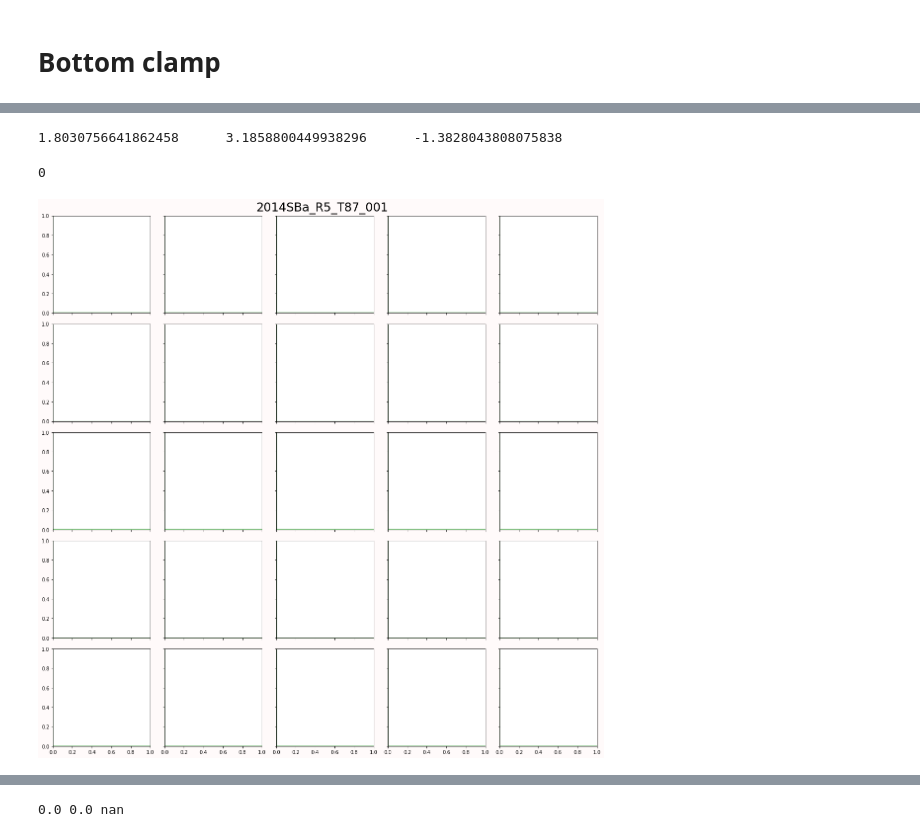
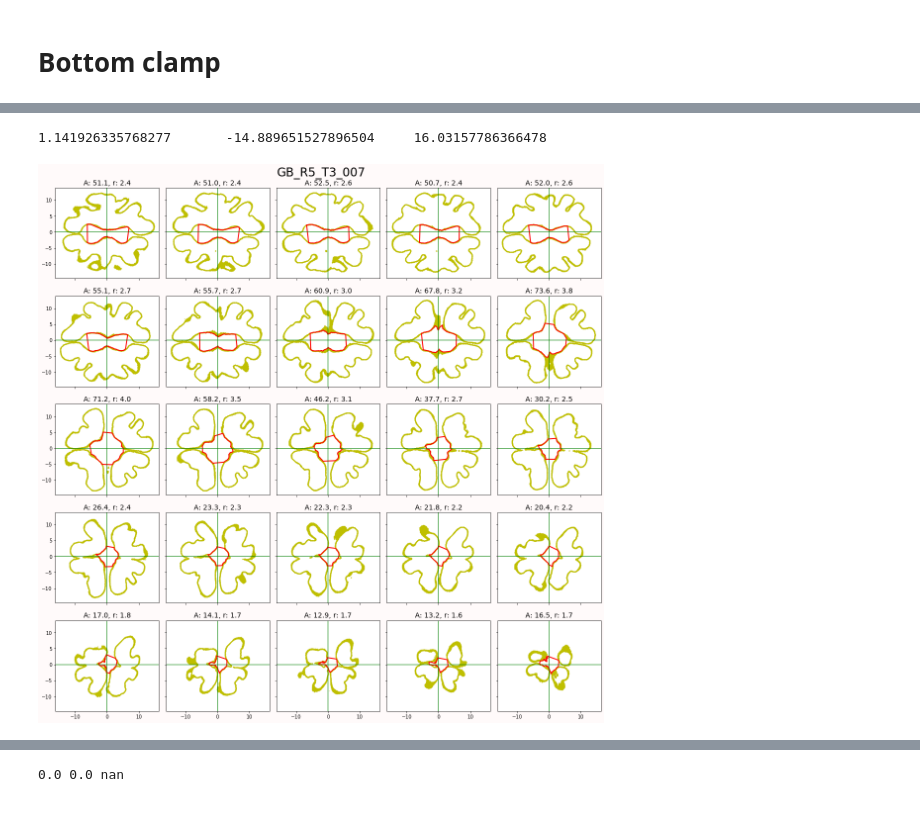
Before and after one commit to amezqui3/walnut_tda, a Jupyter notebook: jupyter/18_kernel_traditional-Copy2.ipynb, the cells around one changed output, grey strips where cells are left out. Saved outputs shown, nothing was run; the diff lists cells and outputs as text; code cells hidden in the pictures.

```diff
--- a/jupyter/18_kernel_traditional-Copy2.ipynb
+++ b/jupyter/18_kernel_traditional-Copy2.ipynb
@@ -40,11 +40,11 @@ mborder2 = ndimage.generate_binary_structure(2, 1).astype(int)
 mborder2[mborder2 == 1] = -1
 mborder2[1,1] = -np.sum(mborder2) - 1
 # %%
-idname = '2014SBa'
+idname = 'GB'
 
 rownum = 5
-treenum = 87
-nutnum = 1
+treenum = 3
+nutnum = 7
 
 bname = idname + '_R{}_T{}'.format(rownum, treenum)
 fname = bname + '_{:03d}'.format(nutnum)
@@ -212,11 +212,7 @@ abot = np.median(legx)
 alength = atop - abot
 print(atop, abot, alength, sep='\t')
 # %% [output]
-1.8030756641862458      3.1858800449938296      -1.3828043808075838
+1.141926335768277       -14.889651527896504     16.03157786366478
-# %%
-nhalfx.shape[1]
-# %% [output]
-0
 # %%
 linspace = np.linspace(atop-1, abot+1, 25)
 eps = (linspace[0] - linspace[1])/2
@@ -253,34 +249,34 @@ for i in range(len(linspace)):
         trace = trace[np.all(trace, axis=1),:].T
         radii = np.sqrt(np.sum(trace**2, axis=0))
         mr = np.quantile(radii, 0.8)
 
         trace = trace[:, radii < mr]
         polygon = Polygon(zip(*trace))
         if not polygon.is_valid:
             polygon = polygon.buffer(0)
         if polygon.geom_type == 'Polygon':
             center = polylabel(polygon, tolerance=1e-1)
         rr = np.min(np.sqrt((trace[0] - center.x)**2 + (trace[1] - center.y)**2))
 
         surface[i] = polygon.length*eps
         volume[i] = polygon.area*eps
         distantpoles[i] = 4*np.pi*rr**2
         distantpolev[i] = 4/3*np.pi*rr**3
 
         ax[i].set_title('A: {:.1f}, r: {:.1f}'.format(polygon.area, rr), fontsize=fs)
         ax[i].scatter(nhalfx[1], nhalfx[2], s=0.5, color='y', alpha=1, marker='.');
         ax[i].plot(trace[0], trace[1], c='r', lw=2)
         ax[i].plot([trace[0,0],trace[0,-1]], [trace[1,0],trace[1,-1]], c='r', lw=2)
-        ax[i].scatter([center.x], [center.y], s=50, c='k')
-        ax[i].plot(rr*circle[0] + center.x, rr*circle[1]+center.y, lw=2, c='k', zorder=5)
+        #ax[i].scatter([center.x], [center.y], s=50, c='k')
+        #ax[i].plot(rr*circle[0] + center.x, rr*circle[1]+center.y, lw=2, c='k', zorder=5)
 
 for i in range(len(ax)):
     ax[i].set_aspect('equal');
     ax[i].axvline(0, c='g',alpha=0.75)
     ax[i].axhline(0,c='g',alpha=0.75);
 
 fig.suptitle(fname, fontsize=fs+10)
 fig.tight_layout();
 # %% [output]
-[figure, old version]
+[figure, new version]
 # %%
```
Also changed, not shown: parts of 5 cells of this notebook, 6 other files.
